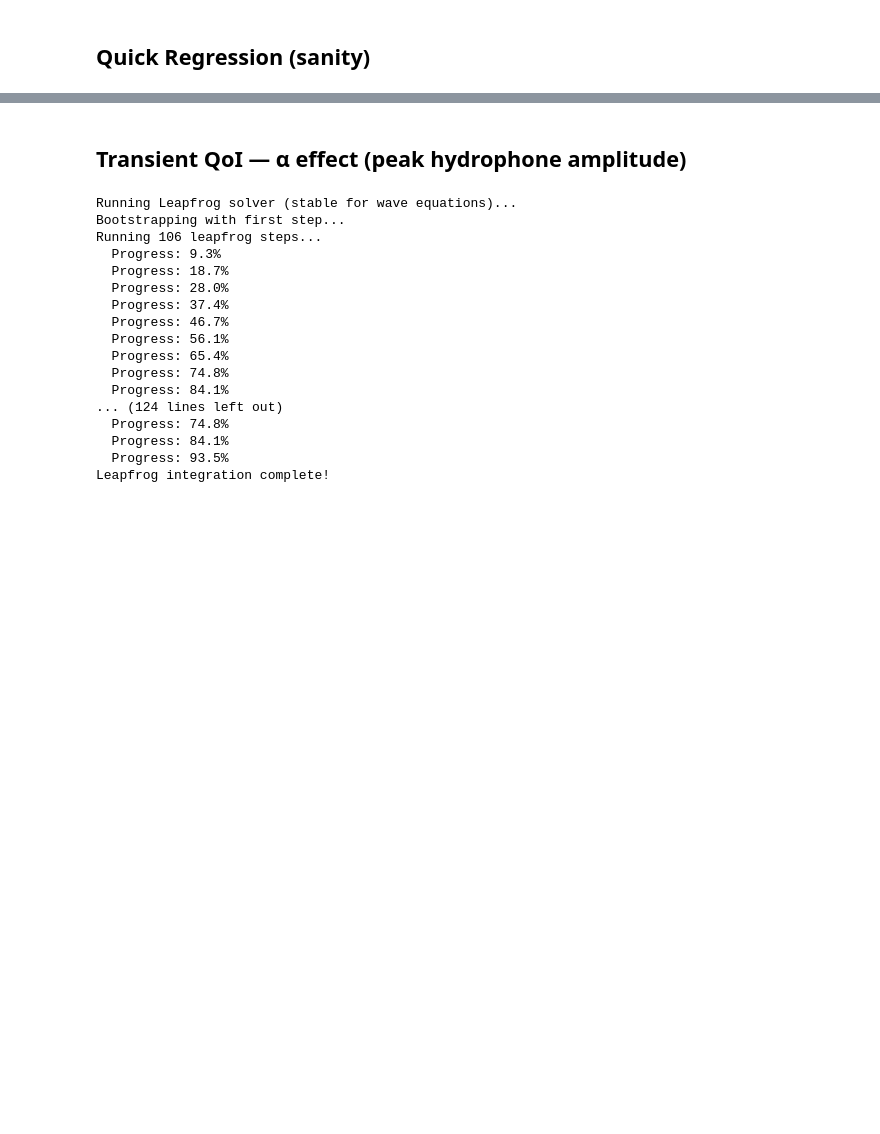
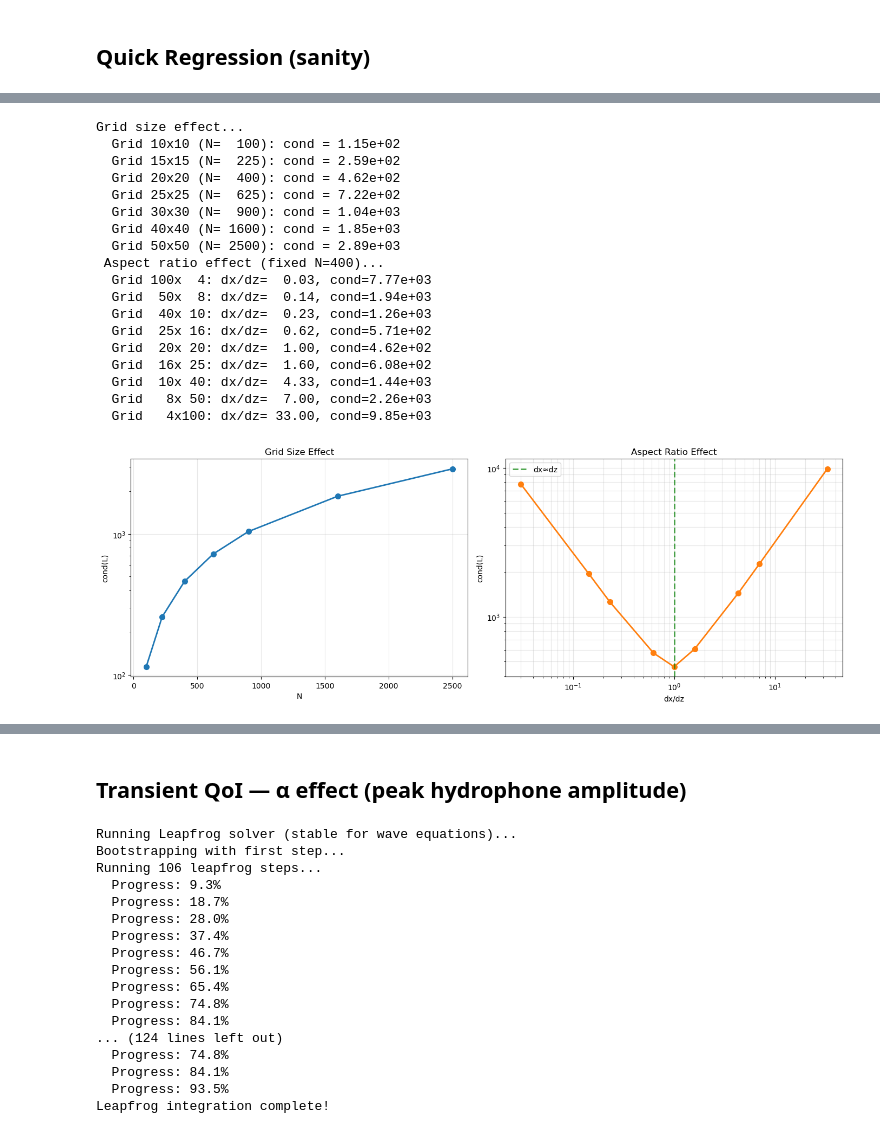
Before and after one commit to cwardlaw8/SonarSim, a Jupyter notebook: PM2.ipynb, the cells around one changed output, grey strips where cells are left out. Cells and saved outputs as stored; diff of their text form; code cells hidden in the pictures; blank space fills up the shorter version.

```diff
--- a/PM2.ipynb
+++ b/PM2.ipynb
@@ -312,0 +284,77 @@ plt.tight_layout(); plt.show()
+# %%
+
+# PM2_TaskC-style: Grid size vs cond, and Aspect ratio effect at fixed N
+import numpy as np
+import matplotlib.pyplot as plt
+from getParam_Sonar import getParam_Sonar
+
+def extract_L(p):
+    Nx, Nz = p['Nx'], p['Nz']
+    N = Nx * Nz
+    A = p['A']
+    Lblk = A[N:, :N]
+    try:
+        import scipy.sparse as sp
+        return Lblk.toarray() if sp.issparse(Lblk) else np.array(Lblk)
+    except Exception:
+        return np.array(Lblk)
+
+fig, (ax1, ax2) = plt.subplots(1, 2, figsize=(14, 5))
+
+print("Grid size effect...")
+grid_sizes = [(10,10), (15,15), (20,20), (25,25), (30,30), (40,40), (50,50)]
+Lx, Lz = 100, 100
+N_vals, cond_vals = [], []
+for Nx, Nz in grid_sizes:
+    p, *_ = getParam_Sonar(Nx, Nz, Lx, Lz, UseSparseMatrices=False)
+    L = extract_L(p)
+    N = Nx * Nz
+    kappa = np.linalg.cond(L)
+    N_vals.append(N)
+    cond_vals.append(kappa)
+    print(f"  Grid {Nx}x{Nz} (N={N:5d}): cond = {kappa:.2e}")
+ax1.semilogy(N_vals, cond_vals, 'o-', linewidth=2, markersize=7, color='C0')
+ax1.set_xlabel('N')
+ax1.set_ylabel('cond(L)')
+ax1.set_title('Grid Size Effect')
+ax1.grid(True, alpha=0.3)
+
+print(" Aspect ratio effect (fixed N=400)...")
+aspect_configs = [(100,4),(50,8),(40,10),(25,16),(20,20),(16,25),(10,40),(8,50),(4,100)]
+aspect_vals, cond_aspect = [], []
+for Nx, Nz in aspect_configs:
+    p, *_ = getParam_Sonar(Nx, Nz, Lx, Lz, UseSparseMatrices=False)
+    L = extract_L(p)
+    dx, dz = Lx/(Nx-1), Lz/(Nz-1)
+    aspect = dx/dz
+    kappa = np.linalg.cond(L)
+    aspect_vals.append(aspect)
+    cond_aspect.append(kappa)
+    print(f"  Grid {Nx:3d}x{Nz:3d}: dx/dz={aspect:6.2f}, cond={kappa:.2e}")
+ax2.loglog(aspect_vals, cond_aspect, 'o-', linewidth=2, markersize=7, color='C1')
+ax2.axvline(1.0, color='g', linestyle='--', linewidth=2, alpha=0.7, label='dx≈dz')
+ax2.set_xlabel('dx/dz')
+ax2.set_ylabel('cond(L)')
+ax2.set_title('Aspect Ratio Effect')
+ax2.legend(); ax2.grid(True, which='both', alpha=0.3)
+plt.tight_layout(); plt.show()
+# %% [output]
+Grid size effect...
+  Grid 10x10 (N=  100): cond = 1.15e+02
+  Grid 15x15 (N=  225): cond = 2.59e+02
+  Grid 20x20 (N=  400): cond = 4.62e+02
+  Grid 25x25 (N=  625): cond = 7.22e+02
+  Grid 30x30 (N=  900): cond = 1.04e+03
+  Grid 40x40 (N= 1600): cond = 1.85e+03
+  Grid 50x50 (N= 2500): cond = 2.89e+03
+ Aspect ratio effect (fixed N=400)...
+  Grid 100x  4: dx/dz=  0.03, cond=7.77e+03
+  Grid  50x  8: dx/dz=  0.14, cond=1.94e+03
+  Grid  40x 10: dx/dz=  0.23, cond=1.26e+03
+  Grid  25x 16: dx/dz=  0.62, cond=5.71e+02
+  Grid  20x 20: dx/dz=  1.00, cond=4.62e+02
+  Grid  16x 25: dx/dz=  1.60, cond=6.08e+02
+  Grid  10x 40: dx/dz=  4.33, cond=1.44e+03
+  Grid   8x 50: dx/dz=  7.00, cond=2.26e+03
+  Grid   4x100: dx/dz= 33.00, cond=9.85e+03
+[figure, added]
```
Also changed, not shown: parts of 41 cells of this notebook.
